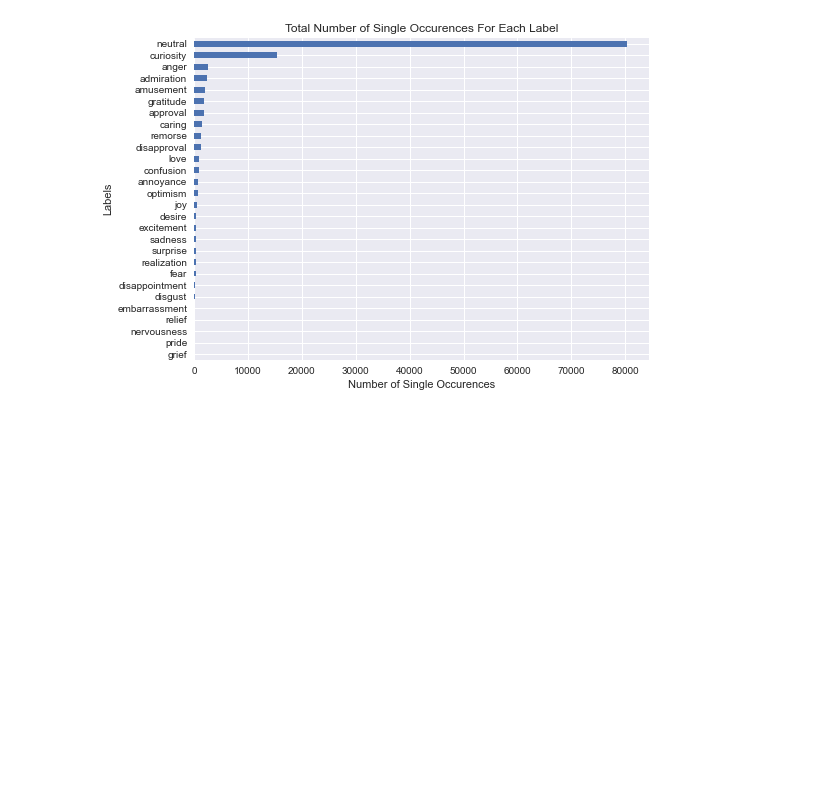
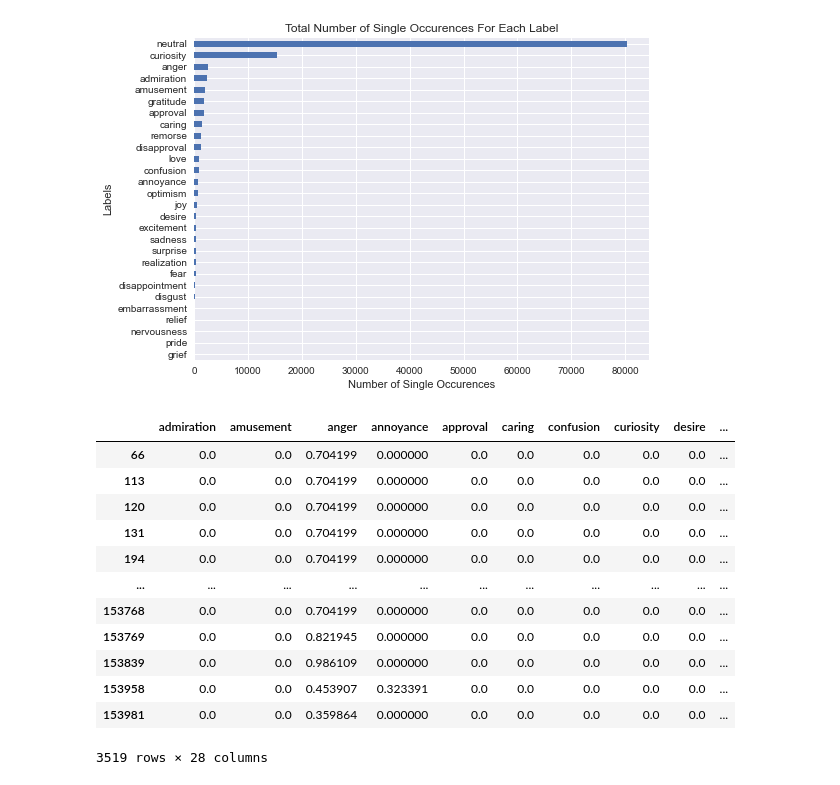
Before and after one commit to cdolfi/epik_open, a Jupyter notebook: notebooks/output_analysis.ipynb, the cells around one changed output. Drawn from its saved outputs; the diff is of its cells as text; code cells hidden in the pictures; blank space fills up the shorter version.

```diff
--- a/notebooks/output_analysis.ipynb
+++ b/notebooks/output_analysis.ipynb
@@ -70,3 +61,19 @@ plt.tight_layout()
 plt.savefig('occurs_preds.jpg')
 # %% [output]
 [figure]
+# %%
+df[df.anger > 0]
+# %% [output]
+|  | admiration | amusement | anger | annoyance | approval | caring | confusion | curiosity | desire | ... |
+| 66 | 0.0 | 0.0 | 0.704199 | 0.000000 | 0.0 | 0.0 | 0.0 | 0.0 | 0.0 | ... |
+| 113 | 0.0 | 0.0 | 0.704199 | 0.000000 | 0.0 | 0.0 | 0.0 | 0.0 | 0.0 | ... |
+| 120 | 0.0 | 0.0 | 0.704199 | 0.000000 | 0.0 | 0.0 | 0.0 | 0.0 | 0.0 | ... |
+| 131 | 0.0 | 0.0 | 0.704199 | 0.000000 | 0.0 | 0.0 | 0.0 | 0.0 | 0.0 | ... |
+| 194 | 0.0 | 0.0 | 0.704199 | 0.000000 | 0.0 | 0.0 | 0.0 | 0.0 | 0.0 | ... |
+| ... | ... | ... | ... | ... | ... | ... | ... | ... | ... | ... |
+| 153768 | 0.0 | 0.0 | 0.704199 | 0.000000 | 0.0 | 0.0 | 0.0 | 0.0 | 0.0 | ... |
+| 153769 | 0.0 | 0.0 | 0.821945 | 0.000000 | 0.0 | 0.0 | 0.0 | 0.0 | 0.0 | ... |
+| 153839 | 0.0 | 0.0 | 0.986109 | 0.000000 | 0.0 | 0.0 | 0.0 | 0.0 | 0.0 | ... |
+| 153958 | 0.0 | 0.0 | 0.453907 | 0.323391 | 0.0 | 0.0 | 0.0 | 0.0 | 0.0 | ... |
+| 153981 | 0.0 | 0.0 | 0.359864 | 0.000000 | 0.0 | 0.0 | 0.0 | 0.0 | 0.0 | ... |
+3519 rows × 28 columns
```
Also changed, not shown: parts of 5 cells of this notebook, 2 other files.
